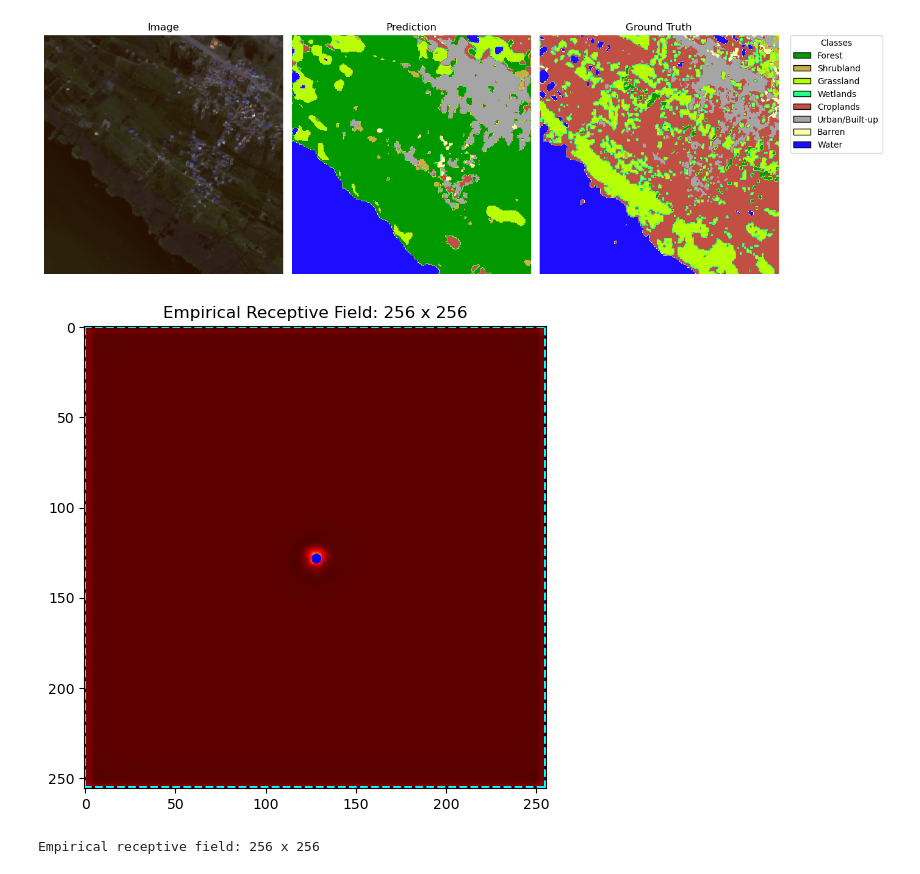
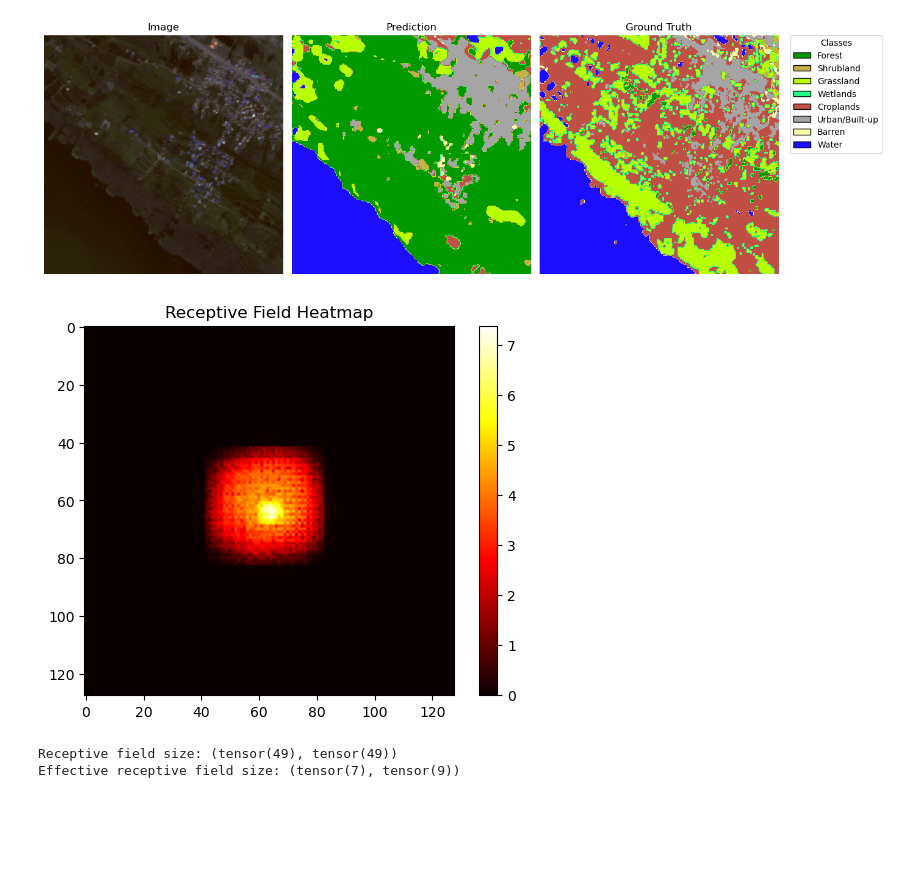
Before and after one commit to hpfref/The-Role-of-Spatial-Context-in-Deep-Learning-based-Semantic-Segmentation-of-Remote-Sensing-Imagery, a Jupyter notebook: dfc20/visualize.ipynb, the cells around one changed output. Cells and saved outputs as stored; diff of their text form; code cells hidden in the pictures; blank space fills up the shorter version.

```diff
--- a/dfc20/visualize.ipynb
+++ b/dfc20/visualize.ipynb
@@ -83,11 +103,17 @@ print(patch["id"])
 print(np.unique(patch["label"]))
 print(patch["majority_class"])
 
-model_path = 'trained_models/unet_baseline.pth'
+model_path = 'trained_models/unet_baseline_s2_small.pth'
 model = UNetBig(n_channels=4)  # n_channels based on model
 model.load_state_dict(torch.load(model_path))
 
-visualize_rgb_dfc(patch, model=model)
+visualize_rgb_prediction_label(patch, model=model)
+
+model_path = 'trained_models/unet_majority_class_classifier_s2.pth'
+model = BottleneckMajorityClassifier(n_channels=4)  # n_channels based on model
+model.load_state_dict(torch.load(model_path))
+
+visualize_rgb_prediction_label(patch, model=model, model_is_majority=True)
 # %% [output]
 (4, 256, 256)
 ROIs0000_autumn_s2_BandarAnzali_p362.tif
@@ -155,12 +172,10 @@ def get_empirical_receptive_field(model, input_shape, device='cpu', threshold=1e
 # %%
-model_path = 'trained_models/unet_baseline.pth'
-model = UNetBig(n_channels=4)  # n_channels based on model
+model_path = 'trained_models/unet_baseline_s2_small.pth'
+model = UNetSmall(n_channels=4)  # n_channels based on model
 model.load_state_dict(torch.load(model_path))
 
-input_shape = (4, 256, 256)    # Match your model's expected input size
-
-rf_height, rf_width = get_empirical_receptive_field(model, input_shape, device='cuda', visualize=True)
-print(f"Empirical receptive field: {rf_height} x {rf_width}")
+rf_size, erf_size, grad_mask = compute_receptive_field(model)
 # %% [output]
-[figure, old version]
+[figure, new version]
-Empirical receptive field: 256 x 256
+Receptive field size: (tensor(49), tensor(49))
+Effective receptive field size: (tensor(7), tensor(9))
```
Also changed, not shown: parts of 4 cells of this notebook, 56 other files.
